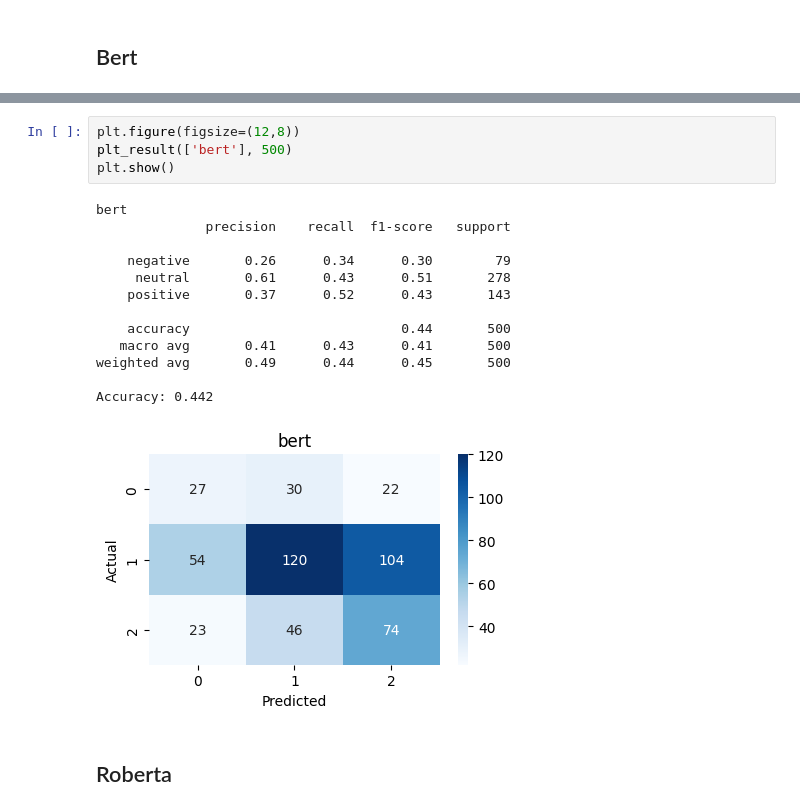
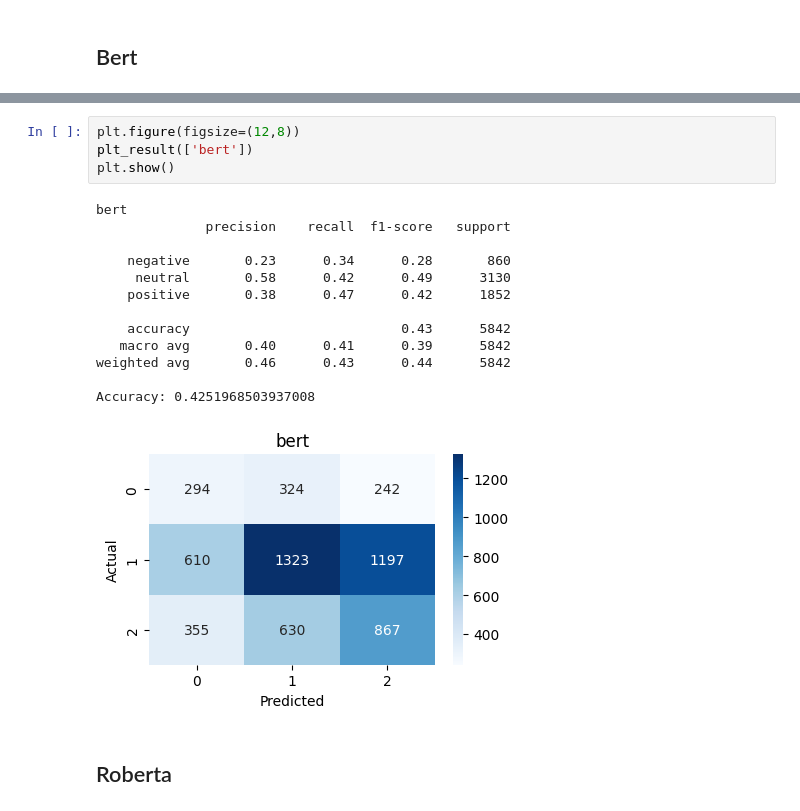
Before and after one commit to milicaj00/Data-Preprocessing, a Jupyter notebook: Sentiment-Analysis/index.ipynb, the cells around one changed output, grey strips where cells are left out. Drawn from its saved outputs; the diff is of its cells as text.

```diff
--- a/Sentiment-Analysis/index.ipynb
+++ b/Sentiment-Analysis/index.ipynb
@@ -580,21 +584,21 @@ plt.show()
 # %%
 plt.figure(figsize=(12,8))
-plt_result(['bert'], 500)
+plt_result(['bert'])
 plt.show()
 # %% [output]
 bert
               precision    recall  f1-score   support
 
-    negative       0.26      0.34      0.30        79
-     neutral       0.61      0.43      0.51       278
-    positive       0.37      0.52      0.43       143
+    negative       0.23      0.34      0.28       860
+     neutral       0.58      0.42      0.49      3130
+    positive       0.38      0.47      0.42      1852
 
-    accuracy                           0.44       500
-   macro avg       0.41      0.43      0.41       500
-weighted avg       0.49      0.44      0.45       500
+    accuracy                           0.43      5842
+   macro avg       0.40      0.41      0.39      5842
+weighted avg       0.46      0.43      0.44      5842
 
-Accuracy: 0.442
+Accuracy: 0.4251968503937008
-[figure, old version]
+[figure, new version]
 # %% [markdown]
 ## Roberta
 # %%
```
Also changed, not shown: parts of 31 cells of this notebook, 4 other files.
